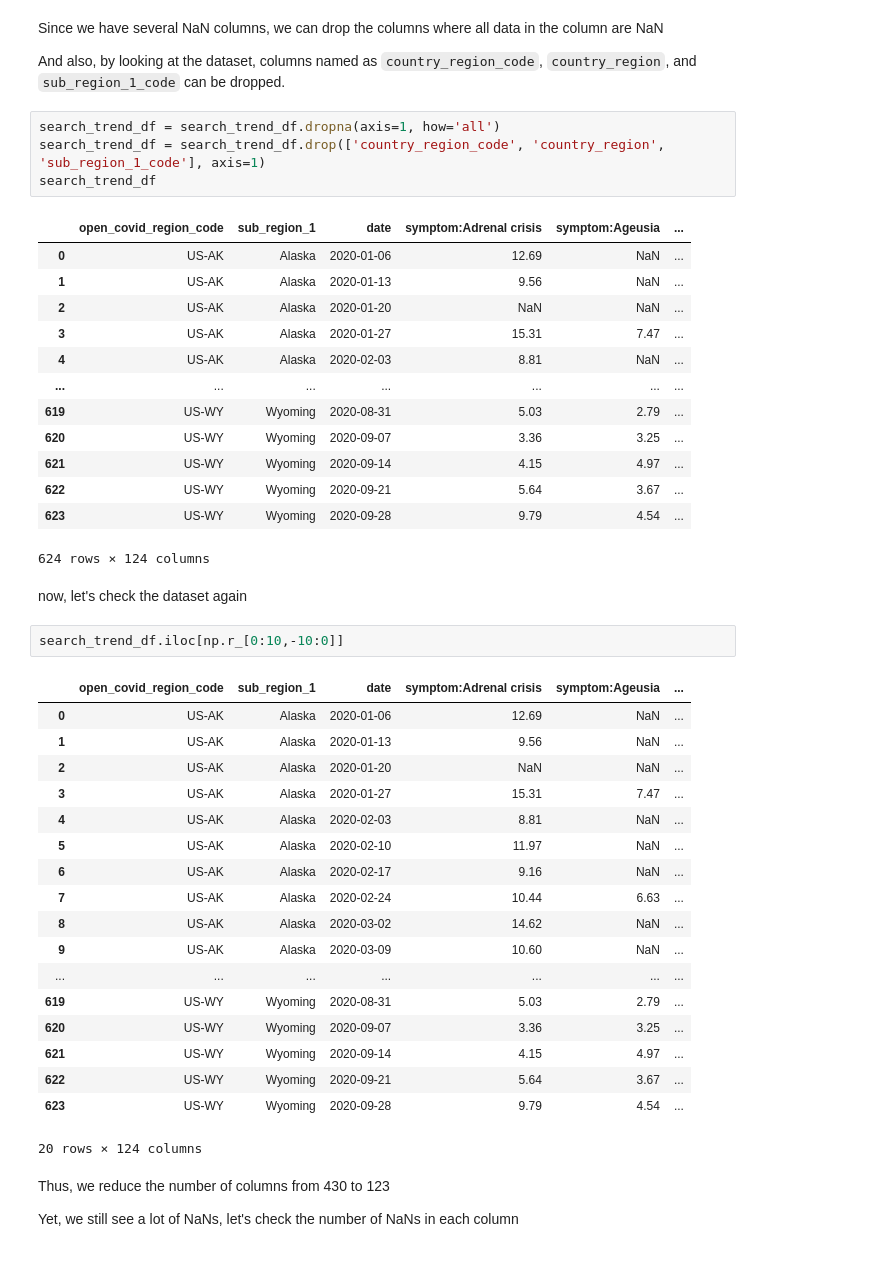
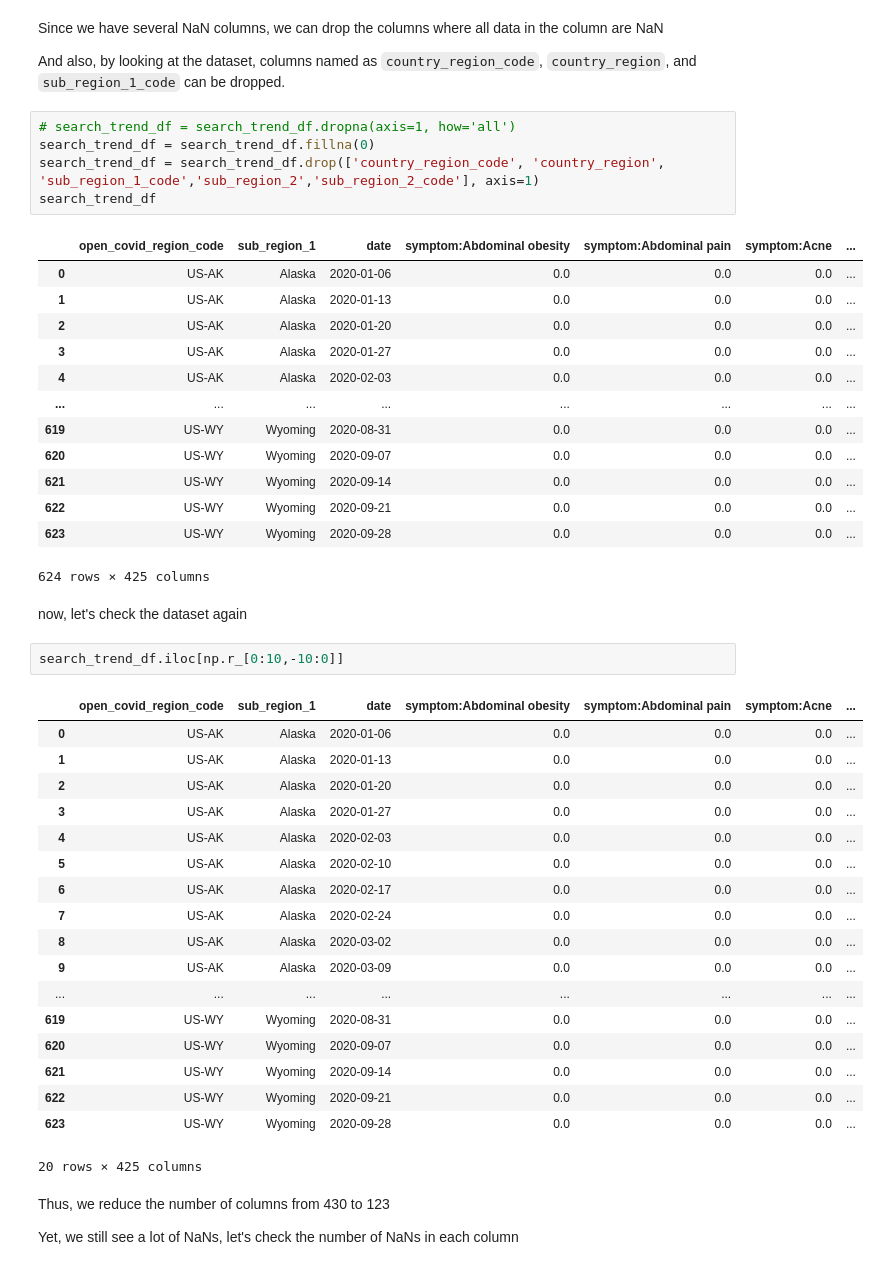
Before and after one commit to JumjieYang/COVID19-ML, a Jupyter notebook: process.ipynb, the cells around one changed output. Cells and saved outputs as stored; diff of their text form.

Commit message:
no drop, fillna(0)

```diff
--- a/process.ipynb
+++ b/process.ipynb
@@ -66,46 +47,47 @@ Since we have several NaN columns, we can drop the columns where all data in the
 
 And also, by looking at the dataset, columns named as `country_region_code`, `country_region`, and `sub_region_1_code` can be dropped.
 # %%
-search_trend_df = search_trend_df.dropna(axis=1, how='all')
-search_trend_df = search_trend_df.drop(['country_region_code', 'country_region', 'sub_region_1_code'], axis=1)
+# search_trend_df = search_trend_df.dropna(axis=1, how='all')
+search_trend_df = search_trend_df.fillna(0)
+search_trend_df = search_trend_df.drop(['country_region_code', 'country_region', 'sub_region_1_code','sub_region_2','sub_region_2_code'], axis=1)
 search_trend_df
 # %% [output]
-|  | open_covid_region_code | sub_region_1 | date | symptom:Adrenal crisis | symptom:Ageusia | ... |
-| 0 | US-AK | Alaska | 2020-01-06 | 12.69 | NaN | ... |
-| 1 | US-AK | Alaska | 2020-01-13 | 9.56 | NaN | ... |
-| 2 | US-AK | Alaska | 2020-01-20 | NaN | NaN | ... |
-| 3 | US-AK | Alaska | 2020-01-27 | 15.31 | 7.47 | ... |
-| 4 | US-AK | Alaska | 2020-02-03 | 8.81 | NaN | ... |
-| ... | ... | ... | ... | ... | ... | ... |
-| 619 | US-WY | Wyoming | 2020-08-31 | 5.03 | 2.79 | ... |
-| 620 | US-WY | Wyoming | 2020-09-07 | 3.36 | 3.25 | ... |
-| 621 | US-WY | Wyoming | 2020-09-14 | 4.15 | 4.97 | ... |
-| 622 | US-WY | Wyoming | 2020-09-21 | 5.64 | 3.67 | ... |
-| 623 | US-WY | Wyoming | 2020-09-28 | 9.79 | 4.54 | ... |
+|  | open_covid_region_code | sub_region_1 | date | symptom:Abdominal obesity | symptom:Abdominal pain | symptom:Acne | ... |
+| 0 | US-AK | Alaska | 2020-01-06 | 0.0 | 0.0 | 0.0 | ... |
+| 1 | US-AK | Alaska | 2020-01-13 | 0.0 | 0.0 | 0.0 | ... |
+| 2 | US-AK | Alaska | 2020-01-20 | 0.0 | 0.0 | 0.0 | ... |
+| 3 | US-AK | Alaska | 2020-01-27 | 0.0 | 0.0 | 0.0 | ... |
+| 4 | US-AK | Alaska | 2020-02-03 | 0.0 | 0.0 | 0.0 | ... |
+| ... | ... | ... | ... | ... | ... | ... | ... |
+| 619 | US-WY | Wyoming | 2020-08-31 | 0.0 | 0.0 | 0.0 | ... |
+| 620 | US-WY | Wyoming | 2020-09-07 | 0.0 | 0.0 | 0.0 | ... |
+| 621 | US-WY | Wyoming | 2020-09-14 | 0.0 | 0.0 | 0.0 | ... |
+| 622 | US-WY | Wyoming | 2020-09-21 | 0.0 | 0.0 | 0.0 | ... |
+| 623 | US-WY | Wyoming | 2020-09-28 | 0.0 | 0.0 | 0.0 | ... |
-624 rows × 124 columns
+624 rows × 425 columns
 # %% [markdown]
 now, let's check the dataset again
 # %%
 search_trend_df.iloc[np.r_[0:10,-10:0]]
 # %% [output]
-|  | open_covid_region_code | sub_region_1 | date | symptom:Adrenal crisis | symptom:Ageusia | ... |
-| 0 | US-AK | Alaska | 2020-01-06 | 12.69 | NaN | ... |
-| 1 | US-AK | Alaska | 2020-01-13 | 9.56 | NaN | ... |
-| 2 | US-AK | Alaska | 2020-01-20 | NaN | NaN | ... |
-| 3 | US-AK | Alaska | 2020-01-27 | 15.31 | 7.47 | ... |
-| 4 | US-AK | Alaska | 2020-02-03 | 8.81 | NaN | ... |
-| 5 | US-AK | Alaska | 2020-02-10 | 11.97 | NaN | ... |
-| 6 | US-AK | Alaska | 2020-02-17 | 9.16 | NaN | ... |
-| 7 | US-AK | Alaska | 2020-02-24 | 10.44 | 6.63 | ... |
-| 8 | US-AK | Alaska | 2020-03-02 | 14.62 | NaN | ... |
-| 9 | US-AK | Alaska | 2020-03-09 | 10.60 | NaN | ... |
-| ... | ... | ... | ... | ... | ... | ... |
-| 619 | US-WY | Wyoming | 2020-08-31 | 5.03 | 2.79 | ... |
-| 620 | US-WY | Wyoming | 2020-09-07 | 3.36 | 3.25 | ... |
-| 621 | US-WY | Wyoming | 2020-09-14 | 4.15 | 4.97 | ... |
-| 622 | US-WY | Wyoming | 2020-09-21 | 5.64 | 3.67 | ... |
-| 623 | US-WY | Wyoming | 2020-09-28 | 9.79 | 4.54 | ... |
+|  | open_covid_region_code | sub_region_1 | date | symptom:Abdominal obesity | symptom:Abdominal pain | symptom:Acne | ... |
+| 0 | US-AK | Alaska | 2020-01-06 | 0.0 | 0.0 | 0.0 | ... |
+| 1 | US-AK | Alaska | 2020-01-13 | 0.0 | 0.0 | 0.0 | ... |
+| 2 | US-AK | Alaska | 2020-01-20 | 0.0 | 0.0 | 0.0 | ... |
+| 3 | US-AK | Alaska | 2020-01-27 | 0.0 | 0.0 | 0.0 | ... |
+| 4 | US-AK | Alaska | 2020-02-03 | 0.0 | 0.0 | 0.0 | ... |
+| 5 | US-AK | Alaska | 2020-02-10 | 0.0 | 0.0 | 0.0 | ... |
+| 6 | US-AK | Alaska | 2020-02-17 | 0.0 | 0.0 | 0.0 | ... |
+| 7 | US-AK | Alaska | 2020-02-24 | 0.0 | 0.0 | 0.0 | ... |
+| 8 | US-AK | Alaska | 2020-03-02 | 0.0 | 0.0 | 0.0 | ... |
+| 9 | US-AK | Alaska | 2020-03-09 | 0.0 | 0.0 | 0.0 | ... |
+| ... | ... | ... | ... | ... | ... | ... | ... |
+| 619 | US-WY | Wyoming | 2020-08-31 | 0.0 | 0.0 | 0.0 | ... |
+| 620 | US-WY | Wyoming | 2020-09-07 | 0.0 | 0.0 | 0.0 | ... |
+| 621 | US-WY | Wyoming | 2020-09-14 | 0.0 | 0.0 | 0.0 | ... |
+| 622 | US-WY | Wyoming | 2020-09-21 | 0.0 | 0.0 | 0.0 | ... |
+| 623 | US-WY | Wyoming | 2020-09-28 | 0.0 | 0.0 | 0.0 | ... |
-20 rows × 124 columns
+20 rows × 425 columns
 # %% [markdown]
 Thus, we reduce the number of columns from 430 to 123
 
```
Also changed, not shown: parts of 7 cells of this notebook, 2 other files.
